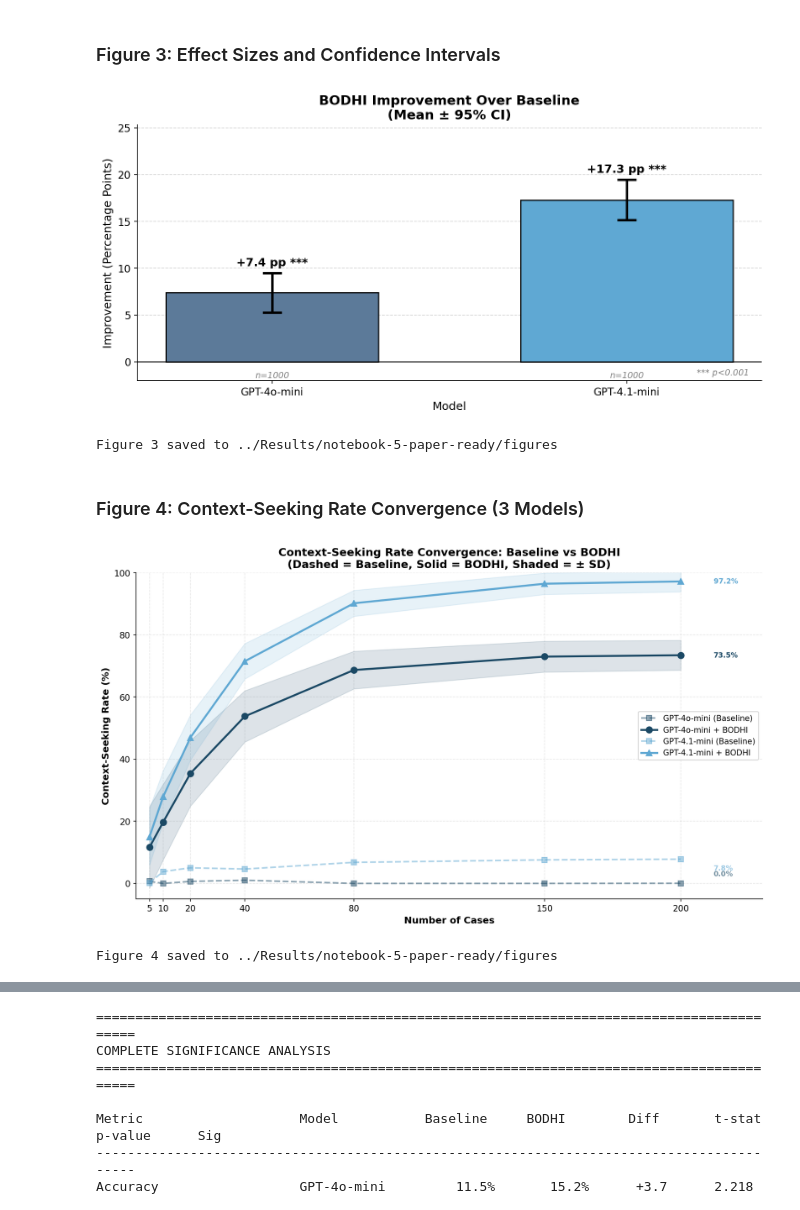
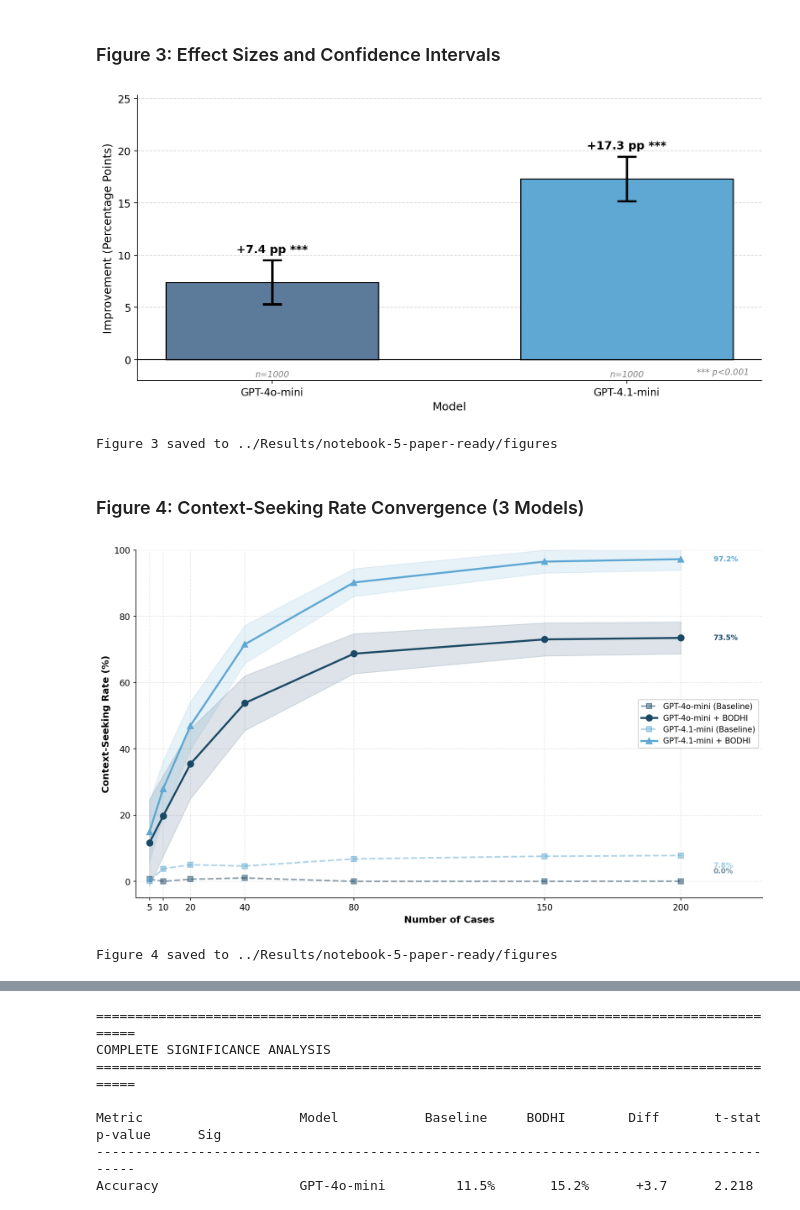
Before and after one commit to sebasmos/humbleai-bodhi, a Jupyter notebook: notebooks/5-paper_ready_analysis.ipynb, the cells around one changed output, grey strips where cells are left out. Cells and saved outputs as stored; diff of their text form; code cells hidden in the pictures.

```diff
--- a/notebooks/5-paper_ready_analysis.ipynb
+++ b/notebooks/5-paper_ready_analysis.ipynb
@@ -522,35 +522,35 @@ ax.axhline(y=0, color='black', linestyle='-', linewidth=1)
 
 # Formatting
 ax.set_ylabel('Improvement (Percentage Points)', fontsize=12)
 ax.set_xlabel('Model', fontsize=12)
-ax.set_title('BODHI Improvement Over Baseline\n(Mean ± 95% CI)', fontsize=14, fontweight='bold')
+# ax.set_title('BODHI Improvement Over Baseline\n(Mean ± 95% CI)', fontsize=14, fontweight='bold')
 ax.set_xticks(x)
 ax.set_xticklabels(model_names, fontsize=11)
 ax.set_ylim(bottom=-2, top=max(improvements) + 8)
 ax.spines['top'].set_visible(False)
 ax.spines['right'].set_visible(False)
 ax.yaxis.grid(True, linestyle='--', alpha=0.5)
 ax.set_axisbelow(True)
 
 # Add sample sizes
 for i, model_key in enumerate(models):
     n = stats_results[model_key]['n']
     ax.text(x[i], -1, f'n={n}', ha='center', va='top', fontsize=9, style='italic', color='gray')
 
 # Significance legend (only show what's used)
 sig_used = set(sig_markers) - {''}
 if '***' in sig_used:
     ax.text(0.98, 0.02, '*** p<0.001', transform=ax.transAxes,
             ha='right', fontsize=9, style='italic', color='gray')
 
 plt.tight_layout()
 plt.savefig(OUTPUT_DIR / 'figures' / 'figure3_effect_sizes.png', dpi=300, bbox_inches='tight')
 plt.savefig(OUTPUT_DIR / 'figures' / 'figure3_effect_sizes.pdf', bbox_inches='tight')
 plt.show()
 
 print(f"\nFigure 3 saved to {OUTPUT_DIR / 'figures'}")
 # %% [output]
-[figure, old version]
+[figure, new version]
 Figure 3 saved to ../Results/notebook-5-paper-ready/figures
 # %% [markdown]
 ### Figure 4: Context-Seeking Rate Convergence (3 Models)
@@ -653,8 +653,8 @@ ax.fill_between(SAMPLE_SIZES,
 # Formatting
 ax.set_xlabel('Number of Cases', fontsize=12, fontweight='bold')
 ax.set_ylabel('Context-Seeking Rate (%)', fontsize=12, fontweight='bold')
-ax.set_title('Context-Seeking Rate Convergence: Baseline vs BODHI\n(Dashed = Baseline, Solid = BODHI, Shaded = ± SD)',
-             fontsize=14, fontweight='bold')
+# ax.set_title('Context-Seeking Rate Convergence: Baseline vs BODHI\n(Dashed = Baseline, Solid = BODHI, Shaded = ± SD)',
+            #  fontsize=14, fontweight='bold')
 
 ax.set_xlim(0, 230)
 ax.set_ylim(-5, 100)
@@ -696,5 +696,5 @@ plt.show()
 
 print(f"\nFigure 4 saved to {OUTPUT_DIR / 'figures'}")
 # %% [output]
-[figure, old version]
+[figure, new version]
 Figure 4 saved to ../Results/notebook-5-paper-ready/figures
```
Also changed, not shown: parts of 2 cells of this notebook, 31 other files.
